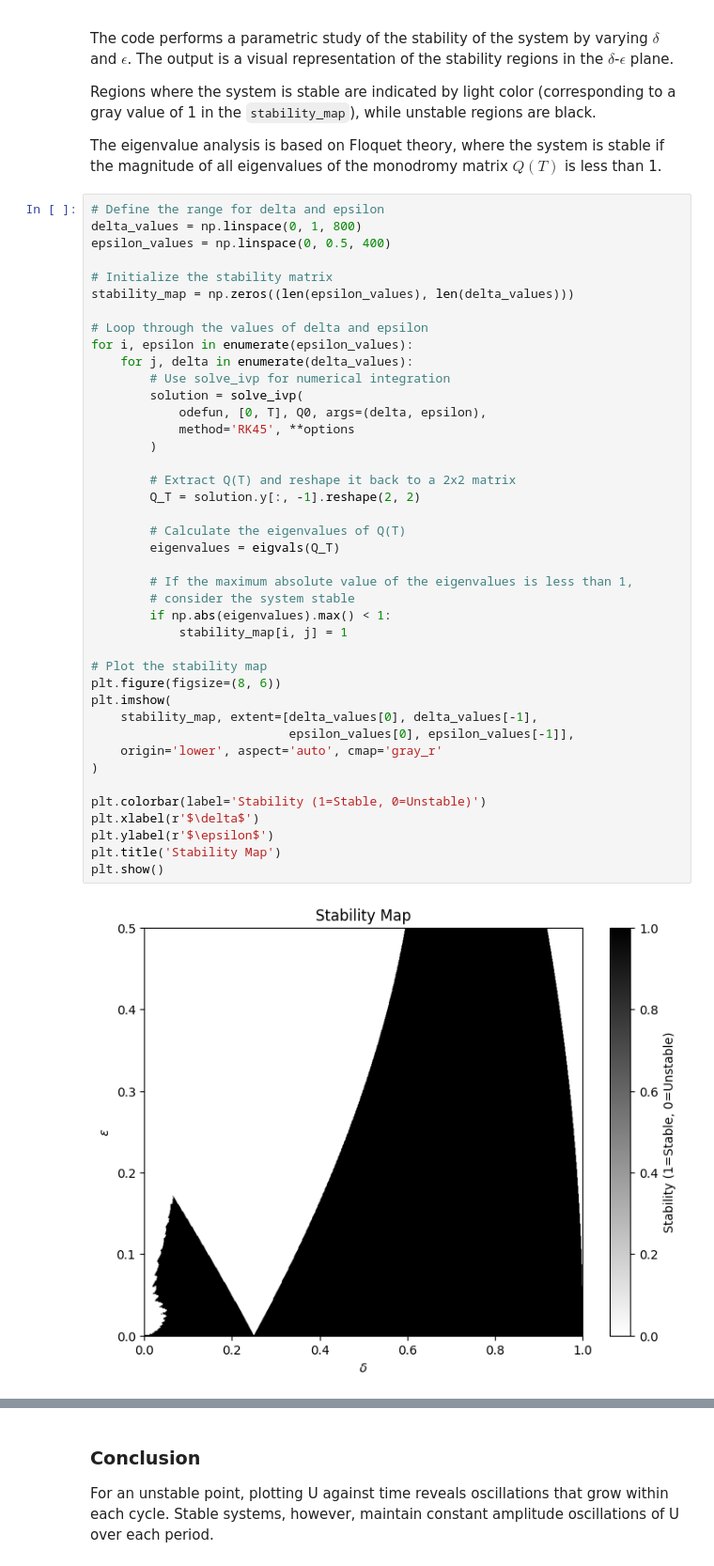
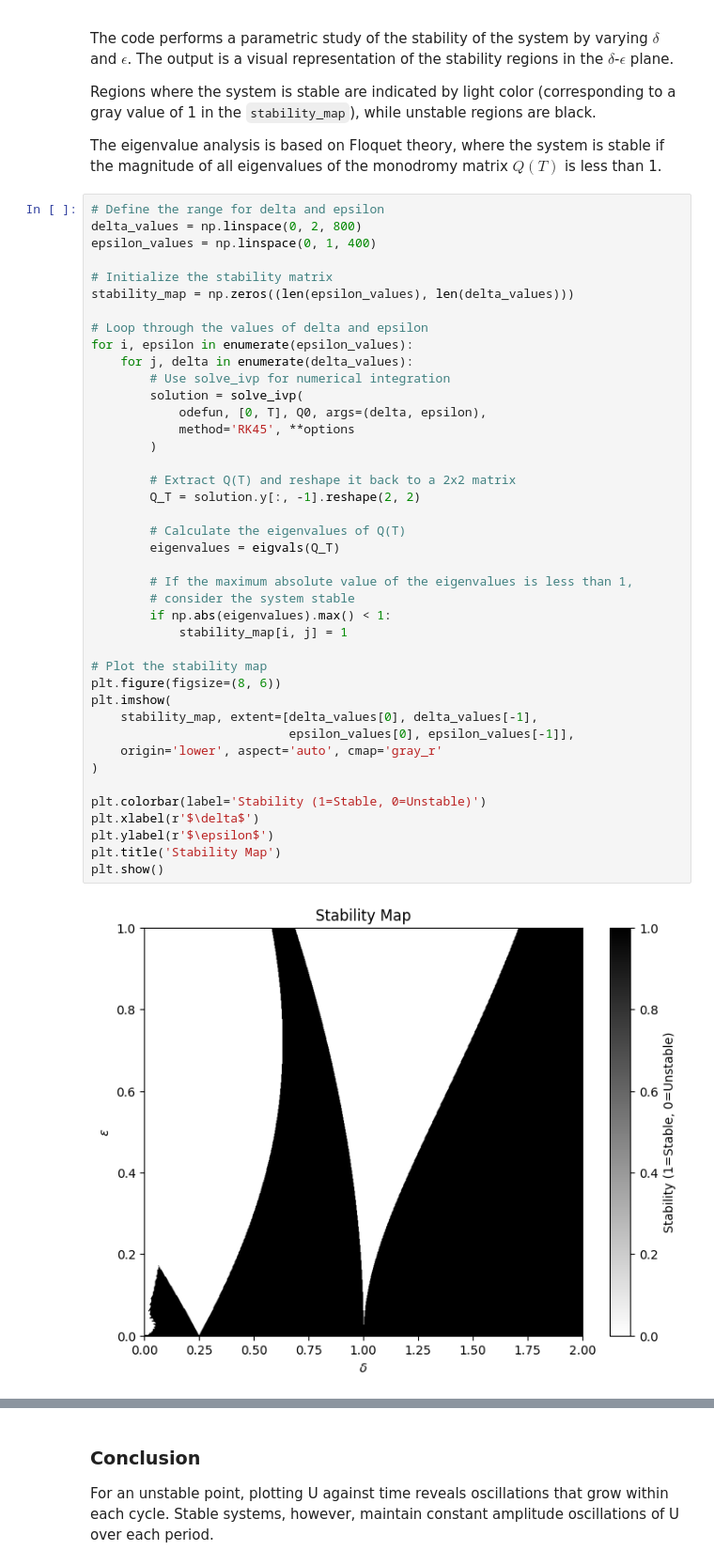
Before and after one commit to 0123YHYQ1129/YeQing_Mathematics_For_Engineering, a Jupyter notebook: project.ipynb, the cells around one changed output, grey strips where cells are left out. Shown: that part at 94% size. Cells and saved outputs as stored; diff of their text form.

````diff
--- a/project.ipynb
+++ b/project.ipynb
@@ -383,8 +383,8 @@ Regions where the system is stable are indicated by light color (corresponding t
 The eigenvalue analysis is based on Floquet theory, where the system is stable if the magnitude of all eigenvalues of the monodromy matrix $ Q(T) $ is less than 1.
 # %%
 # Define the range for delta and epsilon
-delta_values = np.linspace(0, 1, 800)
-epsilon_values = np.linspace(0, 0.5, 400)
+delta_values = np.linspace(0, 2, 800)
+epsilon_values = np.linspace(0, 1, 400)
 
 # Initialize the stability matrix
 stability_map = np.zeros((len(epsilon_values), len(delta_values)))
@@ -396,34 +396,34 @@ for i, epsilon in enumerate(epsilon_values):
         solution = solve_ivp(
             odefun, [0, T], Q0, args=(delta, epsilon),
             method='RK45', **options
         )
 
         # Extract Q(T) and reshape it back to a 2x2 matrix
         Q_T = solution.y[:, -1].reshape(2, 2)
 
         # Calculate the eigenvalues of Q(T)
         eigenvalues = eigvals(Q_T)
 
         # If the maximum absolute value of the eigenvalues is less than 1,
         # consider the system stable
         if np.abs(eigenvalues).max() < 1:
             stability_map[i, j] = 1
 
 # Plot the stability map
 plt.figure(figsize=(8, 6))
 plt.imshow(
     stability_map, extent=[delta_values[0], delta_values[-1],
                            epsilon_values[0], epsilon_values[-1]],
     origin='lower', aspect='auto', cmap='gray_r'
 )
 
 plt.colorbar(label='Stability (1=Stable, 0=Unstable)')
 plt.xlabel(r'$\delta$')
 plt.ylabel(r'$\epsilon$')
 plt.title('Stability Map')
 plt.show()
 # %% [output]
-[figure, old version]
+[figure, new version]
 # %% [markdown]
 I completed this part in MATLAB as well, and the results were consistent with those from Python.
 ```matlab
````
Also changed, not shown: parts of 5 cells of this notebook, 5 other files.
